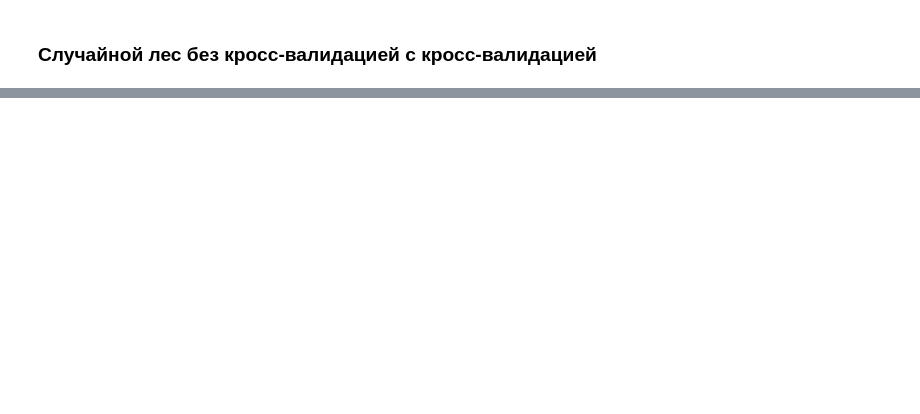
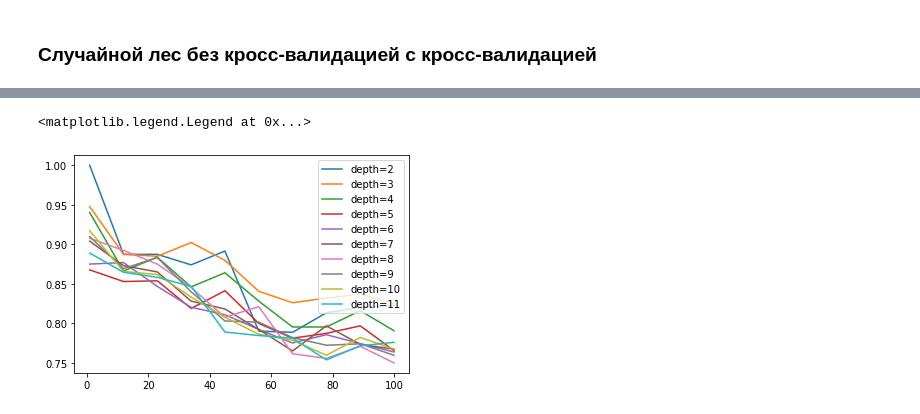
Before and after one commit to AlekseySirmais7/bmstuML, a Jupyter notebook: Laba_4.ipynb, the cells around one changed output, grey strips where cells are left out. Cells and saved outputs as stored; diff of their text form; code cells hidden in the pictures; blank space fills up the shorter version.

```diff
--- a/Laba_4.ipynb
+++ b/Laba_4.ipynb
@@ -74,7 +67,7 @@ from sklearn.tree import DecisionTreeClassifier
 from sklearn.metrics import precision_score
 
 #max_features=3
-clf_tree = DecisionTreeClassifier(criterion='entropy', max_depth=5, random_state=15)
+clf_tree = DecisionTreeClassifier(criterion='entropy', max_depth=3, random_state=15)
 
 clf_tree.fit(X_train, y_train)
 
@@ -163,0 +124,16 @@ array([1., 1., 1., 1., 1.])
+# %%
+# для сравнения с градиентом в конце лабы узнаем лучшие гиперпараметры и значение при этих парамтерах
+
+max_score = 0
+
+for n_trees in range(1, 101, 10): # используем разное кол-во деревьев
+    for depth in range(1, 16): # используем разную глубину
+        p = RandomForestClassifier(n_estimators=n_trees, max_depth=depth).fit(X_train, y_train).predict(X_test)
+        score = precision_score(y_test, p)
+        if max_score < score and score != 1:
+            max_score = score
+            print('max_score:',max_score,'\t n_trees:', n_trees, 'depth:', depth)
+
+print('end RandomForestClassifier!\n')
+prec_score_rand_forest = max_score
+print('prec_score_rand_forest:', prec_score_rand_forest)
@@ -163,0 +175,16 @@ array([1., 1., 1., 1., 1.])
+# %%
+# греем видеокарту
+
+from sklearn.datasets import load_boston
+from sklearn.model_selection import train_test_split
+from sklearn.metrics import mean_squared_error
+
+from catboost import CatBoostClassifier
+
+
+scores1 = np.ndarray([10, 10])
+for i, n_trees in enumerate(np.linspace(1, 100, 10)): # используем разное кол-во деревьев
+    for j, depth in enumerate(np.arange(2, 12)): # используем разную глубину
+        p = CatBoostClassifier(n_estimators=n_trees, max_depth=depth, task_type="GPU").fit(X_train, y_train).predict(X_test)
+        scores1[i, j] = precision_score(y_test, p) #mean_squared_error(y_test, p)
+        print('precision_score:', scores1[i, j])
@@ -163,0 +248,12 @@ array([1., 1., 1., 1., 1.])
+# %%
+# смотрим результат
+
+import matplotlib.pyplot as plt
+from mpl_toolkits.mplot3d import Axes3D
+
+for i in range(scores1.shape[0]):
+    plt.plot(np.linspace(1, 100, 10), scores1[i], label='depth=' + str(np.arange(2, 12)[i]))
+plt.legend()
+# %% [output]
+<matplotlib.legend.Legend at 0x...>
+[figure, added]
```
Also changed, not shown: parts of 23 cells of this notebook.
